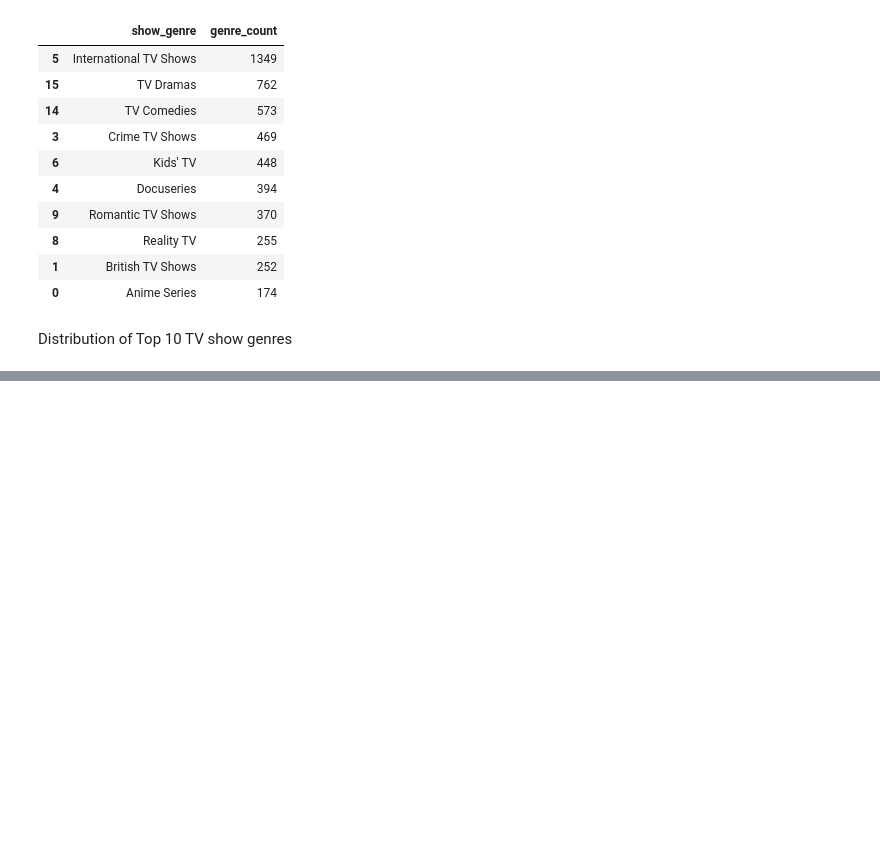
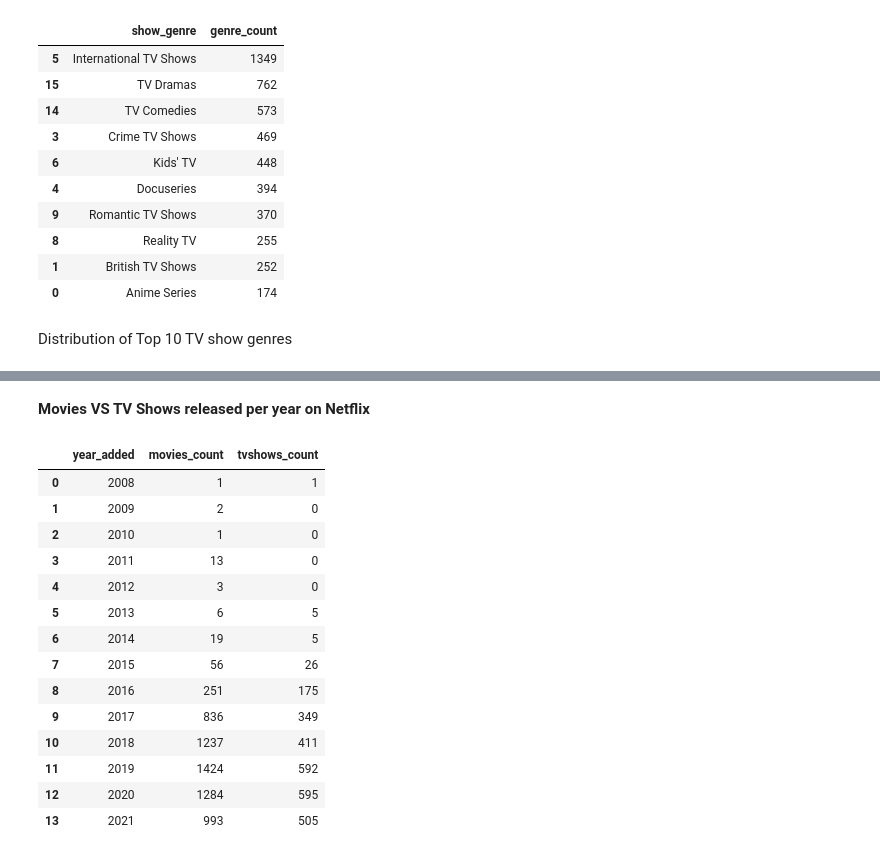
Before and after one commit to pragnakulkarni/Netflix-Movies-and-TV-Shows, a Jupyter notebook: Welcome_To_Colab.ipynb, the cells around one changed output, grey strips where cells are left out. Drawn from its saved outputs; the diff is of its cells as text; code cells hidden in the pictures; blank space fills up the shorter version.

```diff
--- a/Welcome_To_Colab.ipynb
+++ b/Welcome_To_Colab.ipynb
@@ -973,3 +976,30 @@ pie3 = px.pie(top_10_show_genres,values = 'genre_count', names = 'show_genre', t
 pie3.show()
 # %% [output]
 [interactive output not drawn]
+# %% [markdown]
+**Movies VS TV Shows released per year on Netflix**
+# %%
+df = pd.DataFrame()
+df['year_added'] = netflix_df['date_added'].dt.year
+df['type'] = netflix_df['type']
+df
+movies_vs_tvshows_per_year = df.pivot_table(index='year_added', columns='type', aggfunc='size', fill_value=0)
+movies_vs_tvshows_per_year = movies_vs_tvshows_per_year.reset_index()
+movies_vs_tvshows_per_year.columns = ['year_added','movies_count', 'tvshows_count']
+movies_vs_tvshows_per_year
+# %% [output]
+|  | year_added | movies_count | tvshows_count |
+| 0 | 2008 | 1 | 1 |
+| 1 | 2009 | 2 | 0 |
+| 2 | 2010 | 1 | 0 |
+| 3 | 2011 | 13 | 0 |
+| 4 | 2012 | 3 | 0 |
+| 5 | 2013 | 6 | 5 |
+| 6 | 2014 | 19 | 5 |
+| 7 | 2015 | 56 | 26 |
+| 8 | 2016 | 251 | 175 |
+| 9 | 2017 | 836 | 349 |
+| 10 | 2018 | 1237 | 411 |
+| 11 | 2019 | 1424 | 592 |
+| 12 | 2020 | 1284 | 595 |
+| 13 | 2021 | 993 | 505 |
```
Also changed, not shown: parts of 4 cells of this notebook.
